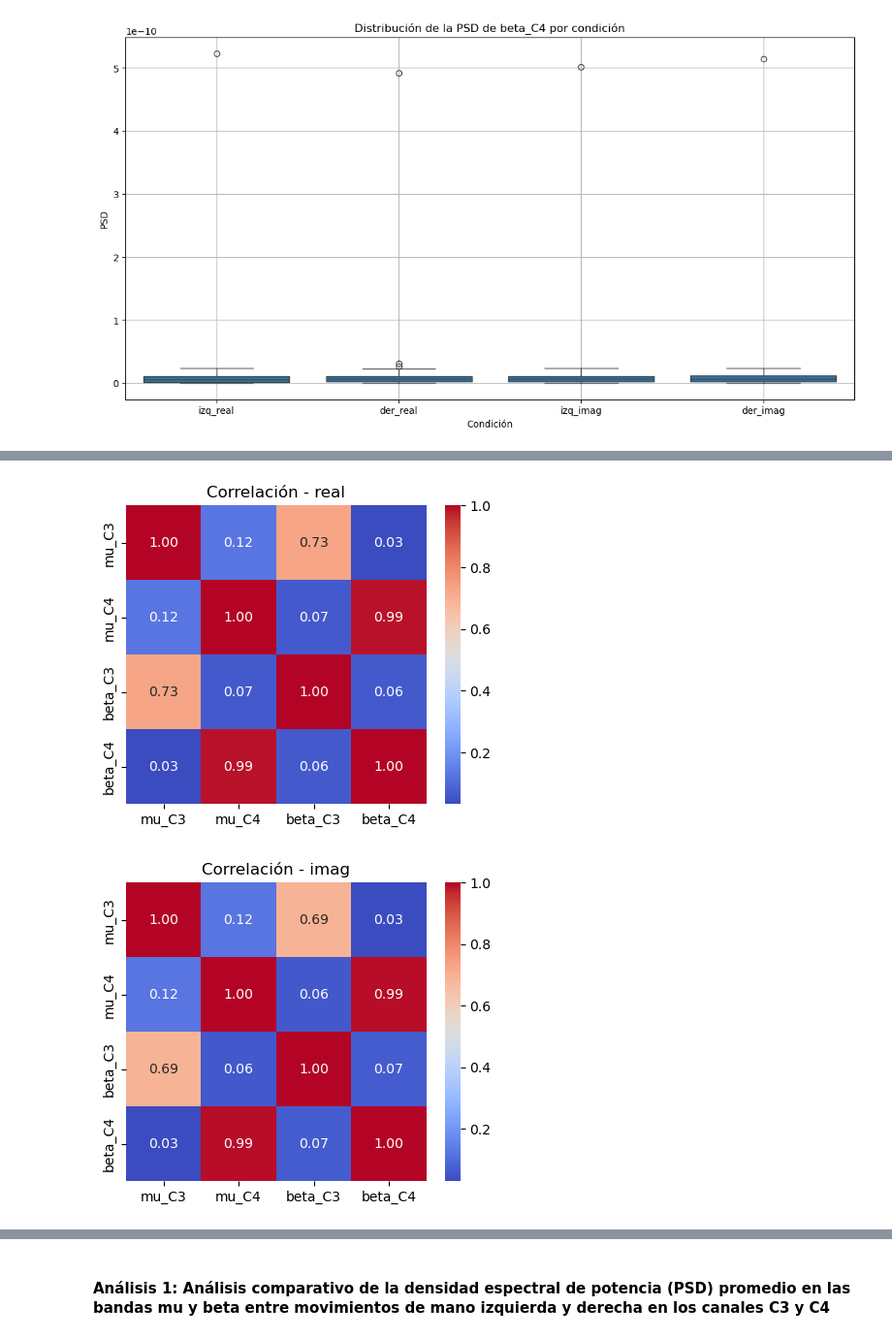
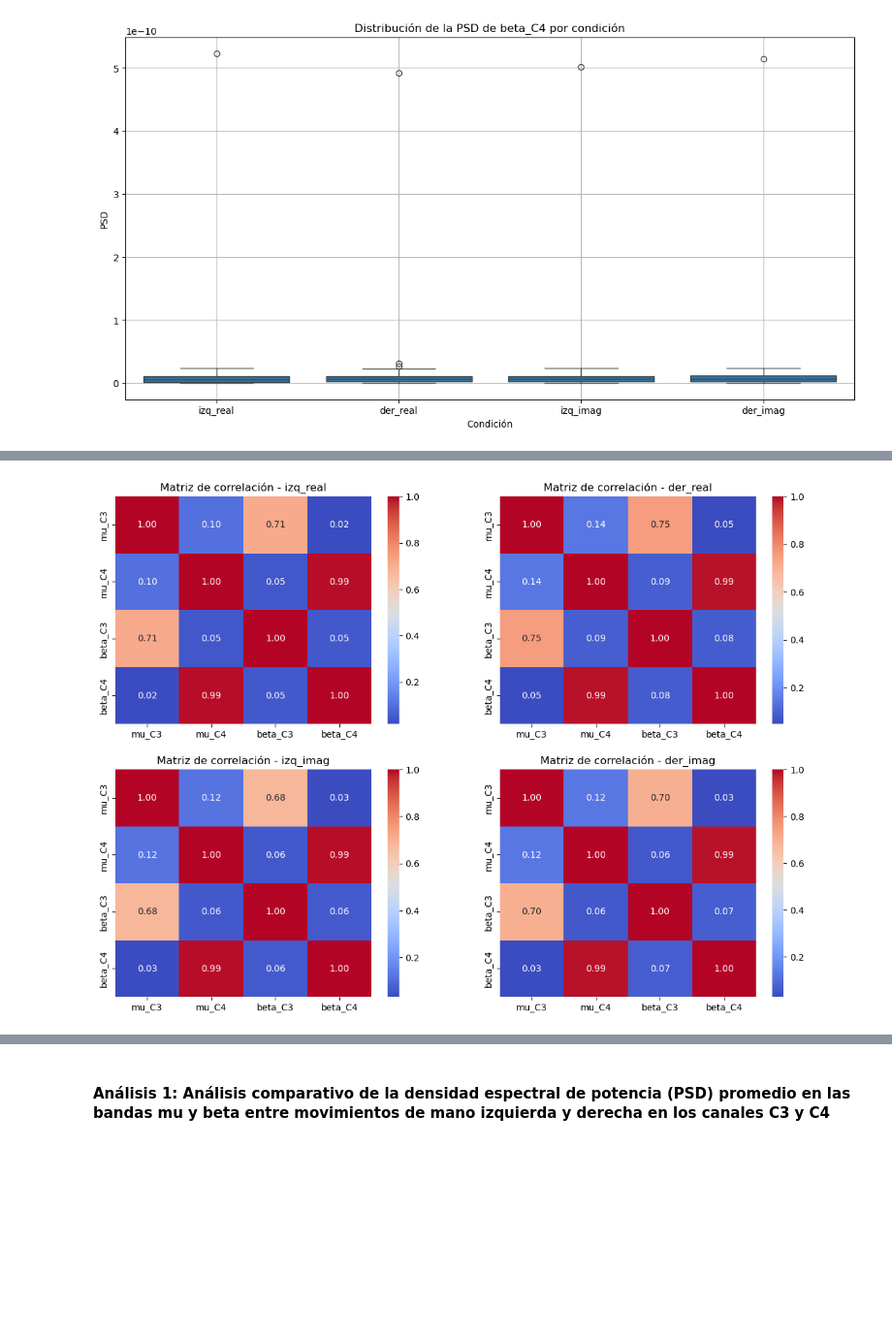
Before and after one commit to Isa21bella09/Proyecto-1---Biose-ales---Procesamiento-EEG, a Jupyter notebook: Proyecto 1 - Bioseñales.ipynb, the cells around one changed output, grey strips where cells are left out. Shown at 97% size. Saved outputs shown, nothing was run; the diff lists cells and outputs as text; code cells hidden in the pictures; blank space fills up the shorter version.

```diff
--- a/Proyecto 1 - Bioseñales.ipynb
+++ b/Proyecto 1 - Bioseñales.ipynb
@@ -480,13 +472,12 @@ for cond in df["tarea"].unique():
-# %%
-for tipo in ["real", "imag"]:
-
-    df_sub = df[df["tarea"].str.contains(tipo)]
-    corr = df_sub[["mu_C3", "mu_C4", "beta_C3", "beta_C4"]].corr()
-
-    plt.figure(figsize=(5,4))
-    sns.heatmap(corr, annot=True, cmap="coolwarm", fmt=".2f")
-    plt.title(f"Correlación - {tipo}")
-    plt.show()
-# %% [output]
-[figure, removed]
-[figure, removed]
+# %%
+plt.figure(figsize=(14,10))
+plt.subplot(2,2,1)
+correlacion(df, ["mu_C3","mu_C4","beta_C3","beta_C4"], "izq_real")
+plt.subplot(2,2,2)
+correlacion(df, ["mu_C3","mu_C4","beta_C3","beta_C4"], "der_real")
+plt.subplot(2,2,3)
+correlacion(df, ["mu_C3","mu_C4","beta_C3","beta_C4"], "izq_imag")
+plt.subplot(2,2,4)
+correlacion(df, ["mu_C3","mu_C4","beta_C3","beta_C4"], "der_imag")
+# %% [output]
+[figure, added]
```
Also changed, not shown: parts of 4 cells of this notebook.
